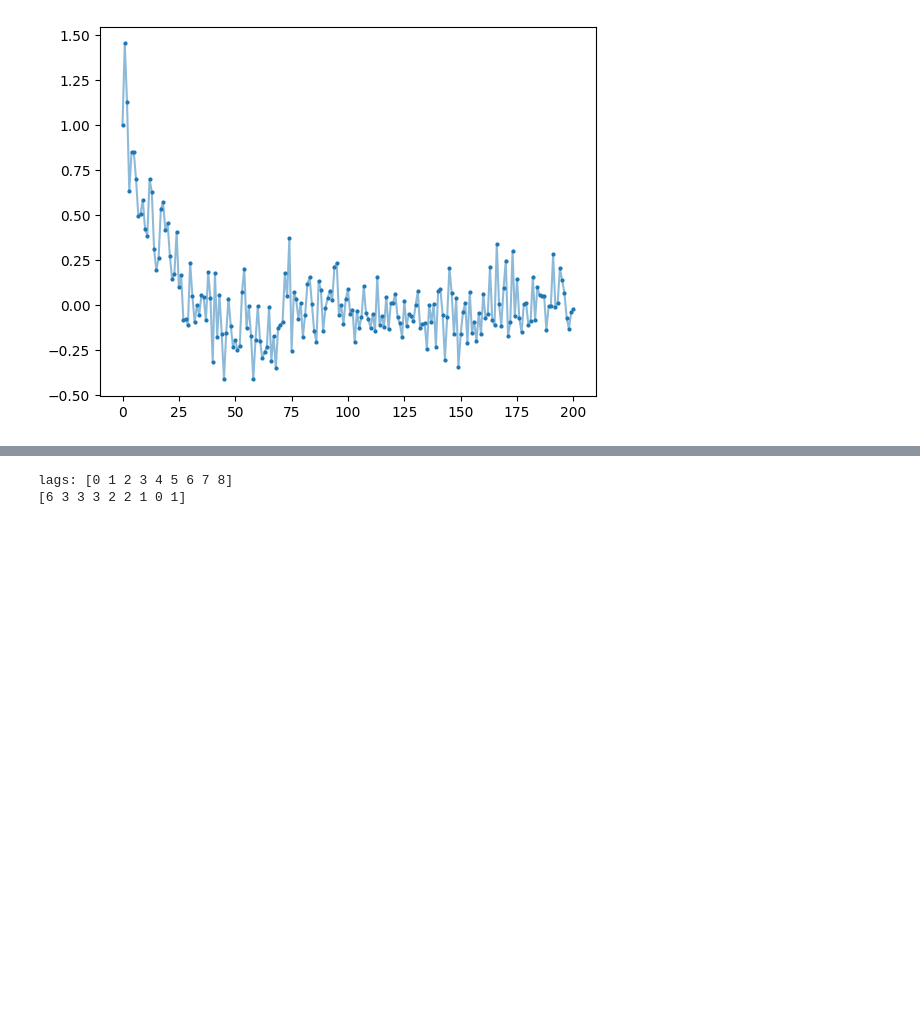
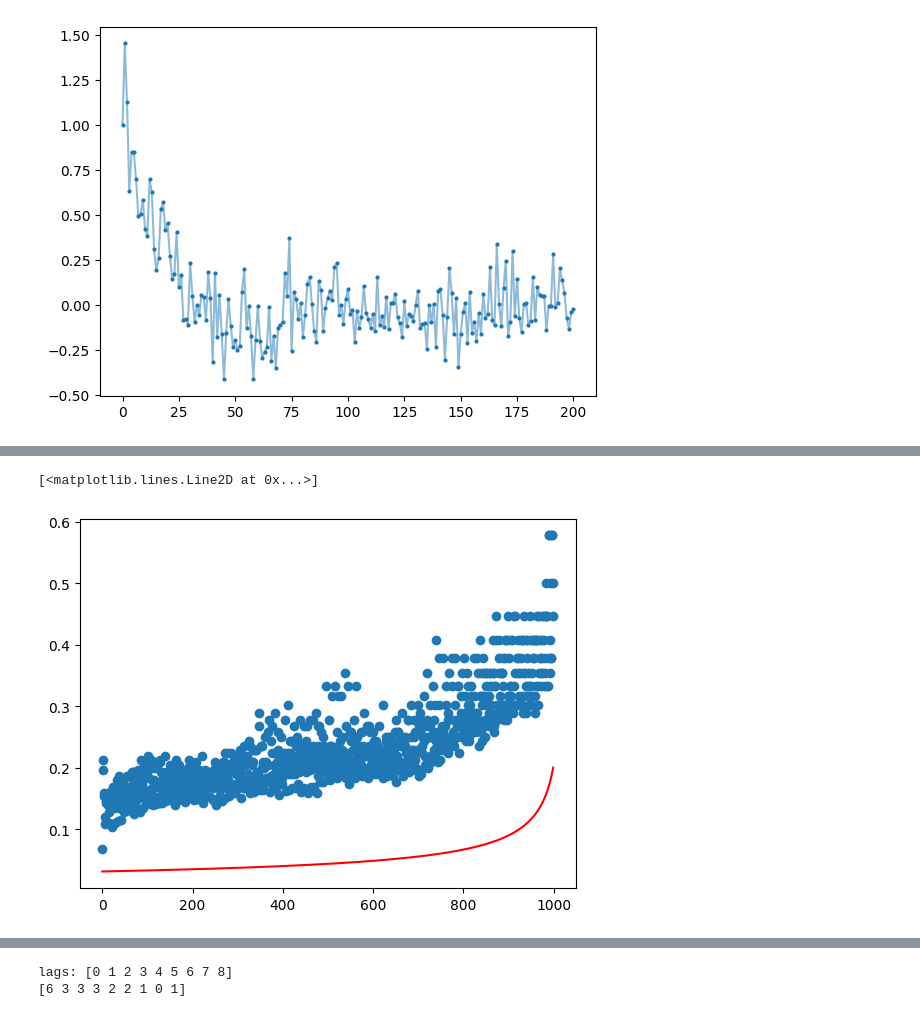
Before and after one commit to miriamzara/LCPA_project, a Jupyter notebook: new_analyisis_miriam.ipynb, the cells around one changed output, grey strips where cells are left out. Drawn from its saved outputs; the diff is of its cells as text; code cells hidden in the pictures; blank space fills up the shorter version.

```diff
--- a/new_analyisis_miriam.ipynb
+++ b/new_analyisis_miriam.ipynb
@@ -148,0 +223,11 @@ def acf_with_missing(y):
+# %%
+lag_max_plot = 1000
+plt.scatter(np.arange(0, lag_max_plot), white_errors[0: lag_max_plot])
+
+# expected without missing data
+x = np.arange(0, lag_max_plot)
+N = 1024
+plt.plot(x, 1/np.sqrt(N - x), color = "red")
+# %% [output]
+[<matplotlib.lines.Line2D at 0x...>]
+[figure, added]
```
Also changed, not shown: parts of 18 cells of this notebook, 1 other file.
